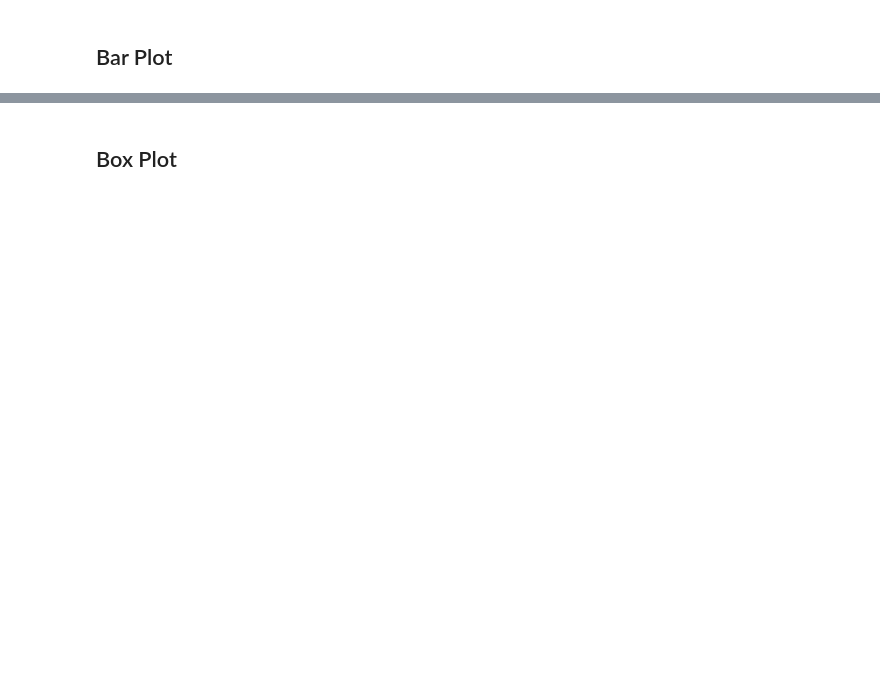
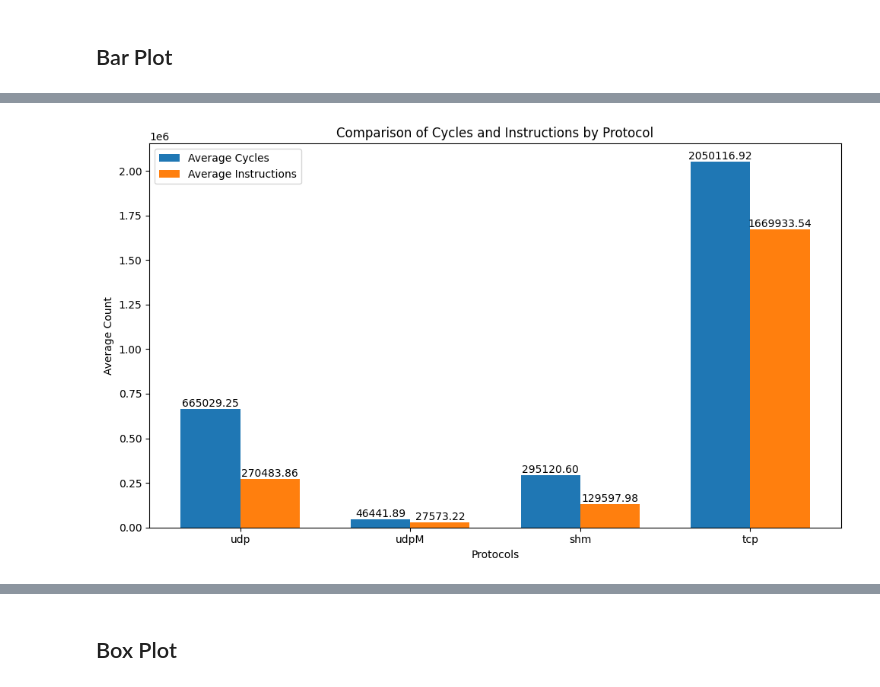
Before and after one commit to madella/tesiM, a Jupyter notebook: cineca/d_proc_transport.ipynb, the cells around one changed output, grey strips where cells are left out. Saved outputs shown, nothing was run; the diff lists cells and outputs as text; code cells hidden in the pictures; blank space fills up the shorter version.

```diff
--- a/cineca/d_proc_transport.ipynb
+++ b/cineca/d_proc_transport.ipynb
@@ -121,0 +143,35 @@ No artists with labels found to put in legend.  Note that artists whose label st
+# %%
+cycles,cycles_cleaned,instructions_cleaned={},{},{}
+instructions={}
+average_cycles={}
+average_instructions={}
+for prot in protocols:
+    cycles[prot] = [data[0] for data in sent_data[prot]]
+    instructions[prot] = [data[1] for data in sent_data[prot]]
+    lower_bound, upper_bound = calculate_iqr(cycles[prot])
+    cycles_cleaned[prot] = [x for x in cycles[prot] if lower_bound <= x <= upper_bound]
+    lower_bound, upper_bound = calculate_iqr(instructions[prot])
+    instructions_cleaned[prot] = [x for x in instructions[prot] if lower_bound <= x <= upper_bound]
+    average_cycles[prot] = sum(cycles_cleaned[prot]) / len(cycles_cleaned[prot])
+    average_instructions[prot] = sum(instructions_cleaned[prot]) / len(instructions_cleaned[prot])
+
+fig, ax = plt.subplots(figsize=(13, 6))
+bar_width = 0.35
+x = range(len(protocols))
+barsc = plt.bar(x, average_cycles.values(), width=bar_width, label='Average Cycles')
+barsi=plt.bar([i + bar_width for i in x], average_instructions.values(), width=bar_width, label='Average Instructions')
+plt.xticks([i + bar_width / 2 for i in x], protocols)
+plt.xlabel('Protocols')
+plt.ylabel('Average Count')
+for bar in barsc:
+    height = bar.get_height()
+    ax.text(bar.get_x() + bar.get_width() / 2, height, f'{height:.2f}', ha='center', va='bottom')
+for bar in barsi:
+    height = bar.get_height()
+    ax.text(bar.get_x() + bar.get_width() / 2, height, f'{height:.2f}', ha='center', va='bottom')
+plt.title('Comparison of Cycles and Instructions by Protocol')
+plt.legend()
+plt.tight_layout()
+plt.show()
+# %% [output]
+[figure, added]
```
Also changed, not shown: parts of 10 cells of this notebook, 19 other files.
